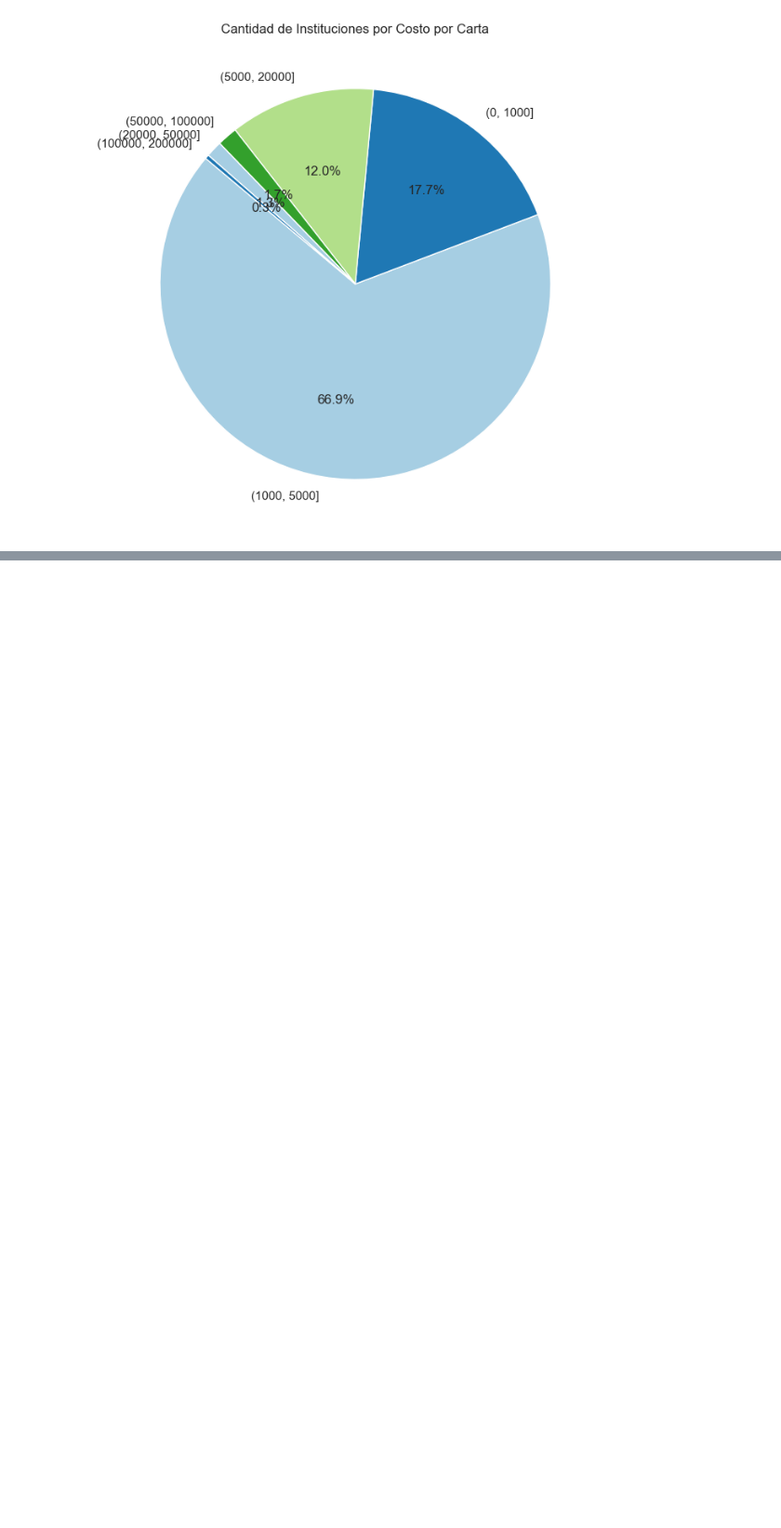
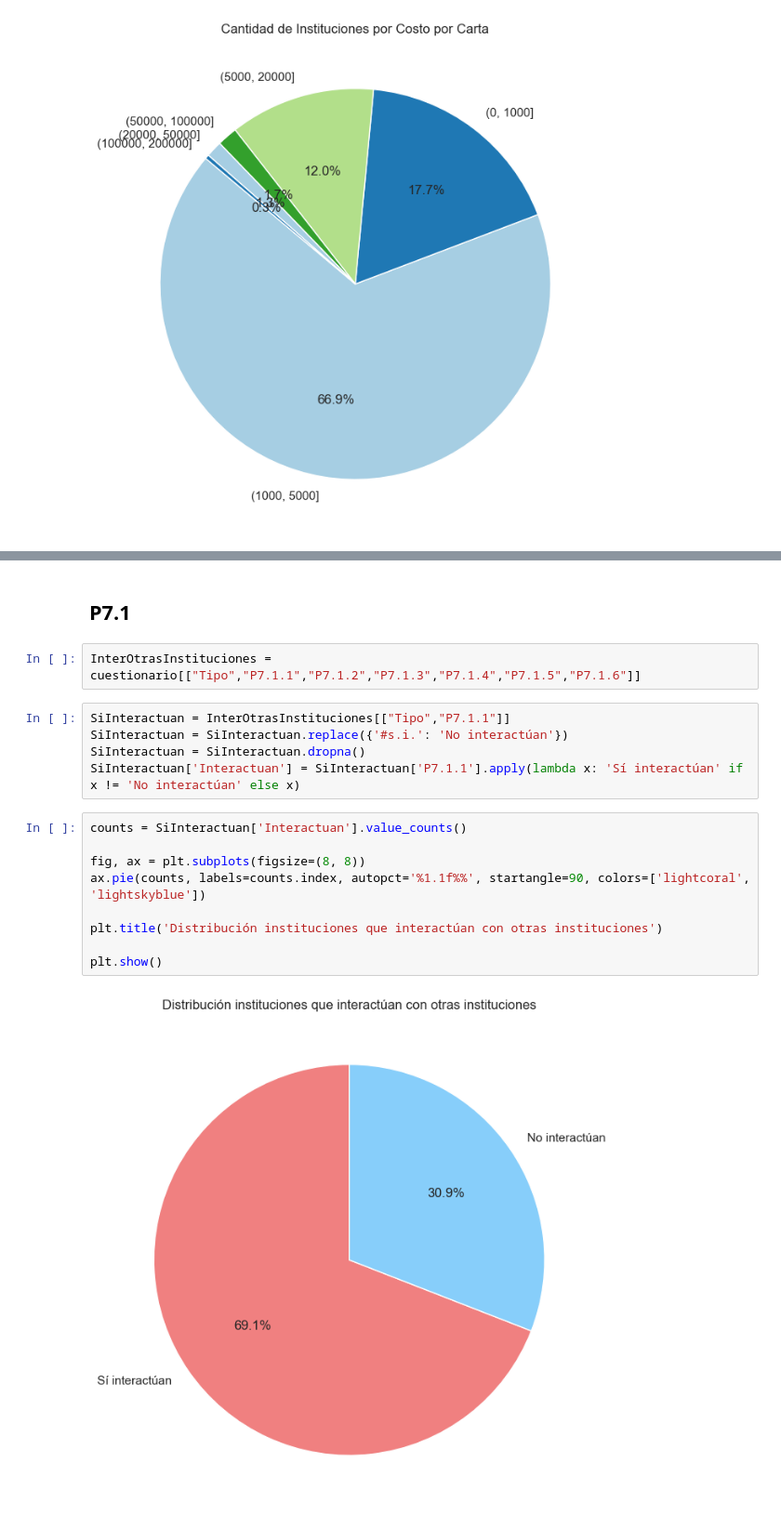
Before and after one commit to alejoGonc/EGD-CameronPartners, a Jupyter notebook: main.ipynb, the cells around one changed output, grey strips where cells are left out. Shown at 93% size. Saved outputs shown, nothing was run; the diff lists cells and outputs as text; blank space fills up the shorter version.

```diff
--- a/main.ipynb
+++ b/main.ipynb
@@ -644,0 +638,20 @@ cuestionario.head(2)
+# %% [markdown]
+## P7.1
+# %%
+InterOtrasInstituciones = cuestionario[["Tipo","P7.1.1","P7.1.2","P7.1.3","P7.1.4","P7.1.5","P7.1.6"]]
+# %%
+SiInteractuan = InterOtrasInstituciones[["Tipo","P7.1.1"]]
+SiInteractuan = SiInteractuan.replace({'#s.i.': 'No interactúan'})
+SiInteractuan = SiInteractuan.dropna()
+SiInteractuan['Interactuan'] = SiInteractuan['P7.1.1'].apply(lambda x: 'Sí interactúan' if x != 'No interactúan' else x)
+# %%
+counts = SiInteractuan['Interactuan'].value_counts()
+
+fig, ax = plt.subplots(figsize=(8, 8))
+ax.pie(counts, labels=counts.index, autopct='%1.1f%%', startangle=90, colors=['lightcoral', 'lightskyblue'])
+
+plt.title('Distribución instituciones que interactúan con otras instituciones')
+
+plt.show()
+# %% [output]
+[figure, added]
```
Also changed, not shown: parts of 10 cells of this notebook.
